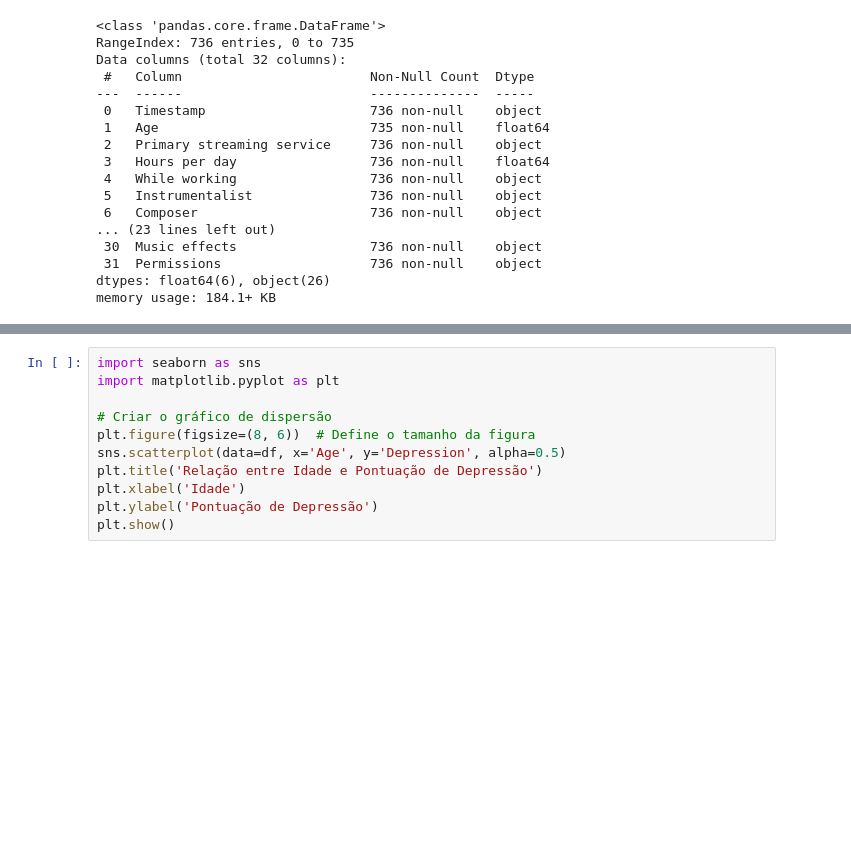
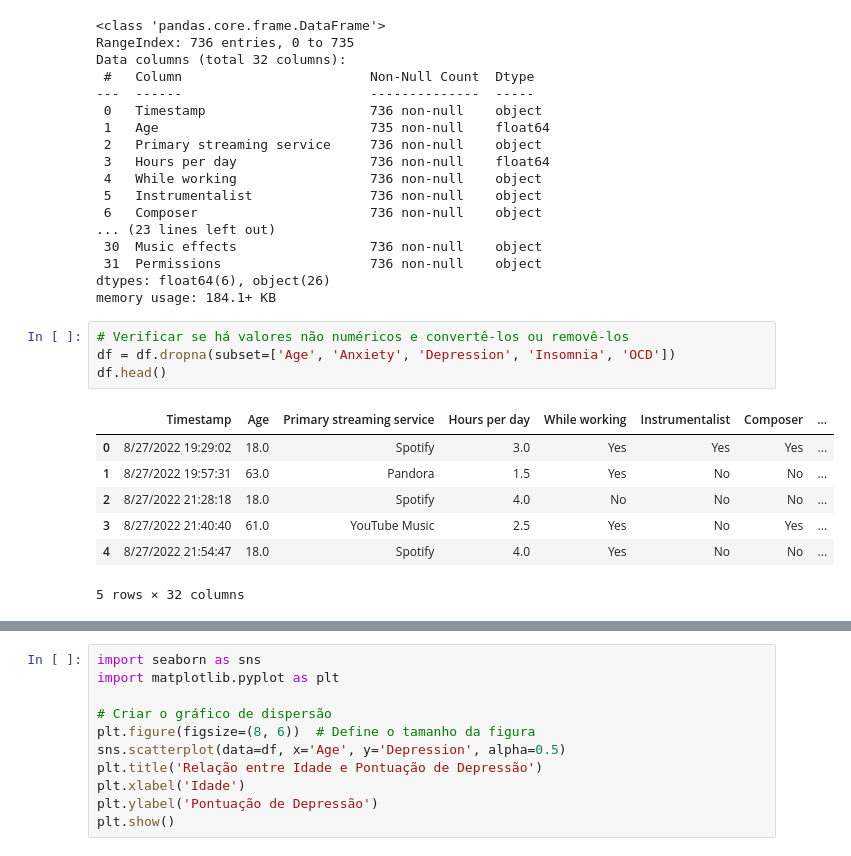
Before and after one commit to Mads8760/Ci-ncia-de-dados, a Jupyter notebook: Music_&_Mental_Analise_Exploratoria.ipynb, the cells around one changed output, grey strips where cells are left out. Cells and saved outputs as stored; diff of their text form; blank space fills up the shorter version.

```diff
--- a/Music_&_Mental_Analise_Exploratoria.ipynb
+++ b/Music_&_Mental_Analise_Exploratoria.ipynb
@@ -118,6 +118,18 @@ Data columns (total 32 columns):
  31  Permissions                   736 non-null    object
 dtypes: float64(6), object(26)
 memory usage: 184.1+ KB
+# %%
+# Verificar se há valores não numéricos e convertê-los ou removê-los
+df = df.dropna(subset=['Age', 'Anxiety', 'Depression', 'Insomnia', 'OCD'])
+df.head()
+# %% [output]
+|  | Timestamp | Age | Primary streaming service | Hours per day | While working | Instrumentalist | Composer | ... |
+| 0 | 8/27/2022 19:29:02 | 18.0 | Spotify | 3.0 | Yes | Yes | Yes | ... |
+| 1 | 8/27/2022 19:57:31 | 63.0 | Pandora | 1.5 | Yes | No | No | ... |
+| 2 | 8/27/2022 21:28:18 | 18.0 | Spotify | 4.0 | No | No | No | ... |
+| 3 | 8/27/2022 21:40:40 | 61.0 | YouTube Music | 2.5 | Yes | No | Yes | ... |
+| 4 | 8/27/2022 21:54:47 | 18.0 | Spotify | 4.0 | Yes | No | No | ... |
+5 rows × 32 columns
 # %%
 df['Age'] = df['Age'].astype(int)
 df['Anxiety'] = df['Anxiety'].astype(int)
```
Also changed, not shown: parts of 10 cells of this notebook.
